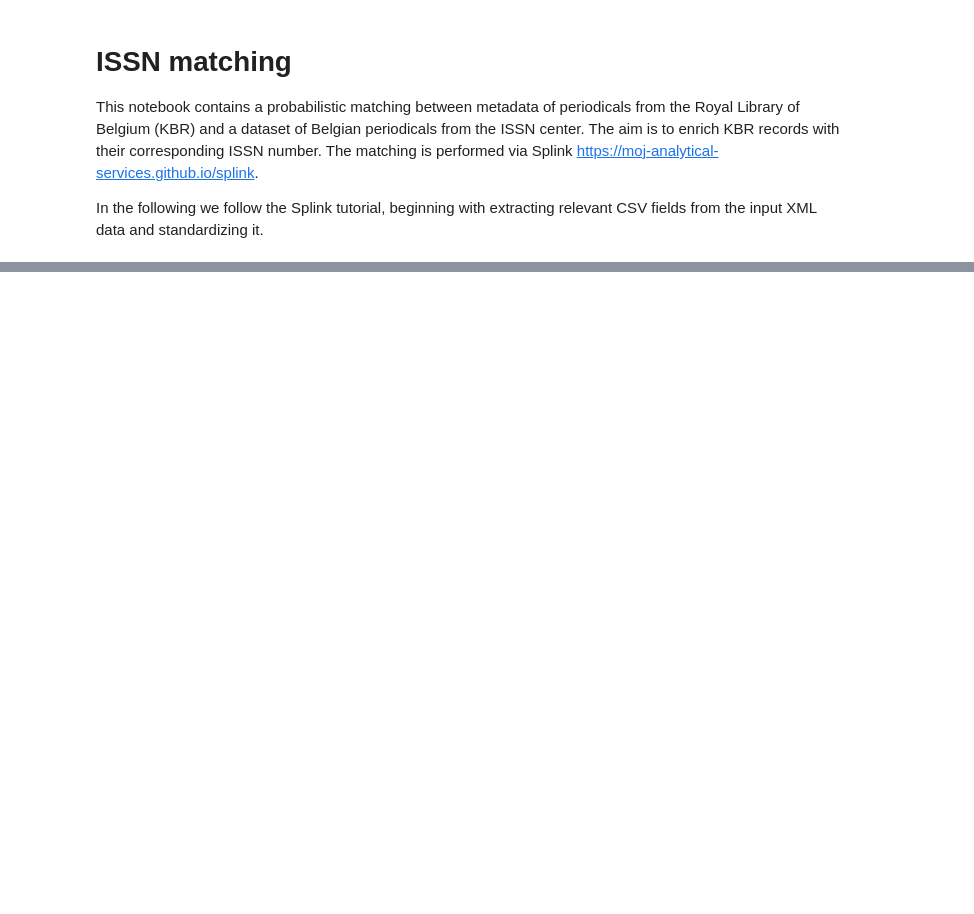
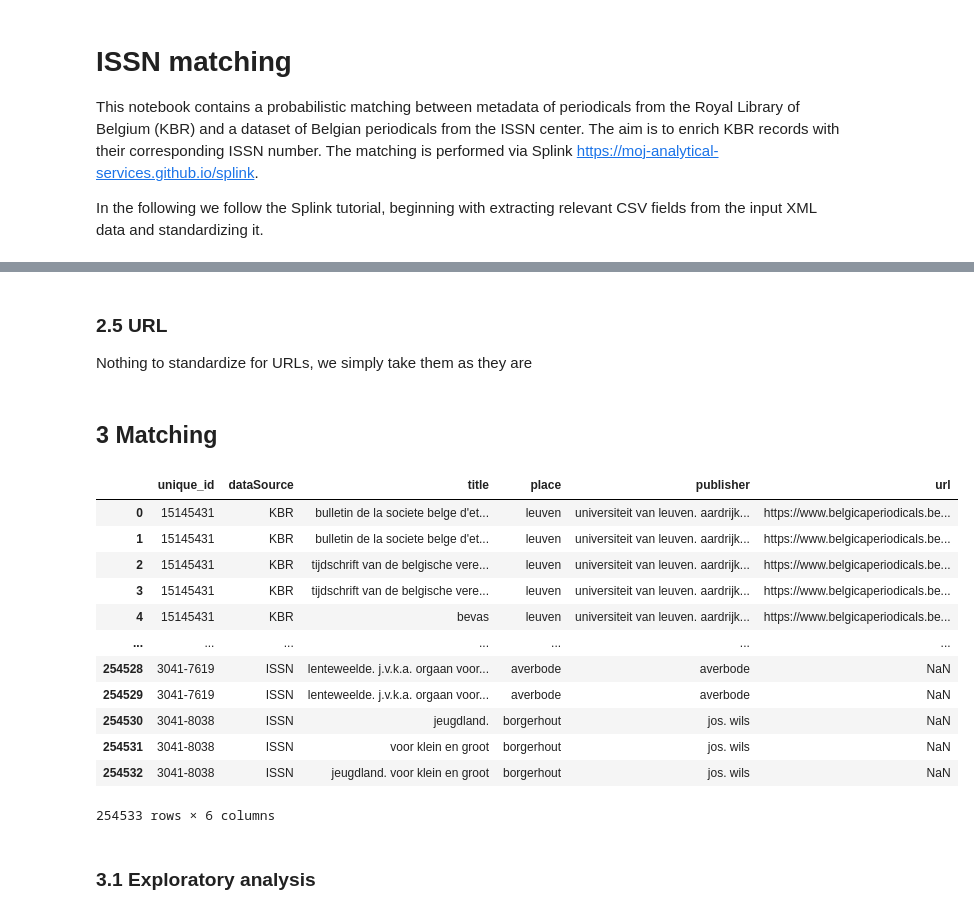
Before and after one commit to kbrbe/issn-matching, a Jupyter notebook: issn-splink-matching.ipynb, the cells around one changed output, grey strips where cells are left out. Drawn from its saved outputs; the diff is of its cells as text; code cells hidden in the pictures; blank space fills up the shorter version.

Commit message:
updated analysis: split extracted data (to fix #1) and start exploring data with splink

```diff
--- a/issn-splink-matching.ipynb
+++ b/issn-splink-matching.ipynb
@@ -152,0 +397,2 @@ dfISSN
+# %%
+dfMatching = dfMatching.merge(dfPublisher, how='left', left_on='autID', right_on='autID')
@@ -153,2 +405,34 @@ dfISSN
 # %%
 # Break down classifications such as '654.165 (05) (493.2 B.)'
+# %% [markdown]
+### 2.5 URL
+Nothing to standardize for URLs, we simply take them as they are
+# %%
+dfURL = pd.concat([
+    dfListKBRColumns['url'][['autID', 'url']],
+    dfListISSNColumns['url'][['autID', 'url']]
+], ignore_index=True)
+# %%
+dfMatching = dfMatching.merge(dfURL, how='left', left_on='autID', right_on='autID')
+# %% [markdown]
+## 3 Matching
+# %%
+dfMatching = dfMatching.rename(columns={'autID': 'unique_id'})
+# %%
+dfMatching
+# %% [output]
+|  | unique_id | dataSource | title | place | publisher | url |
+| 0 | 15145431 | KBR | bulletin de la societe belge d'et... | leuven | universiteit van leuven. aardrijk... | https://www.belgicaperiodicals.be... |
+| 1 | 15145431 | KBR | bulletin de la societe belge d'et... | leuven | universiteit van leuven. aardrijk... | https://www.belgicaperiodicals.be... |
+| 2 | 15145431 | KBR | tijdschrift van de belgische vere... | leuven | universiteit van leuven. aardrijk... | https://www.belgicaperiodicals.be... |
+| 3 | 15145431 | KBR | tijdschrift van de belgische vere... | leuven | universiteit van leuven. aardrijk... | https://www.belgicaperiodicals.be... |
+| 4 | 15145431 | KBR | bevas | leuven | universiteit van leuven. aardrijk... | https://www.belgicaperiodicals.be... |
+| ... | ... | ... | ... | ... | ... | ... |
+| 254528 | 3041-7619 | ISSN | lenteweelde. j.v.k.a. orgaan voor... | averbode | averbode | NaN |
+| 254529 | 3041-7619 | ISSN | lenteweelde. j.v.k.a. orgaan voor... | averbode | averbode | NaN |
+| 254530 | 3041-8038 | ISSN | jeugdland. | borgerhout | jos. wils | NaN |
+| 254531 | 3041-8038 | ISSN | voor klein en groot | borgerhout | jos. wils | NaN |
+| 254532 | 3041-8038 | ISSN | jeugdland. voor klein en groot | borgerhout | jos. wils | NaN |
+254533 rows × 6 columns
+# %% [markdown]
+### 3.1 Exploratory analysis
```
Also changed, not shown: parts of 67 cells of this notebook, 4 other files.
